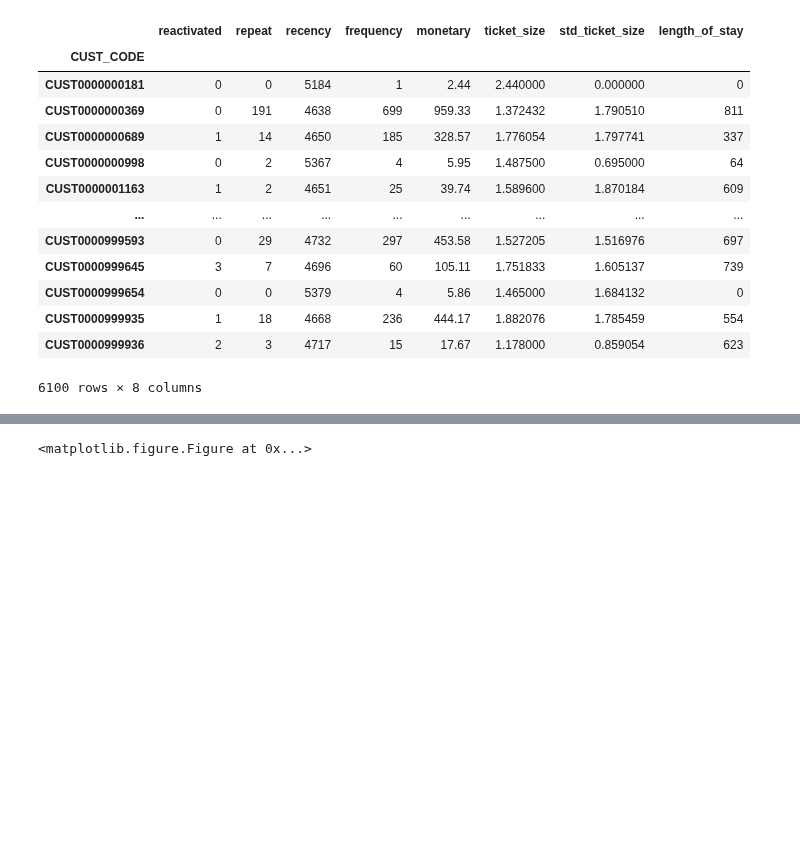
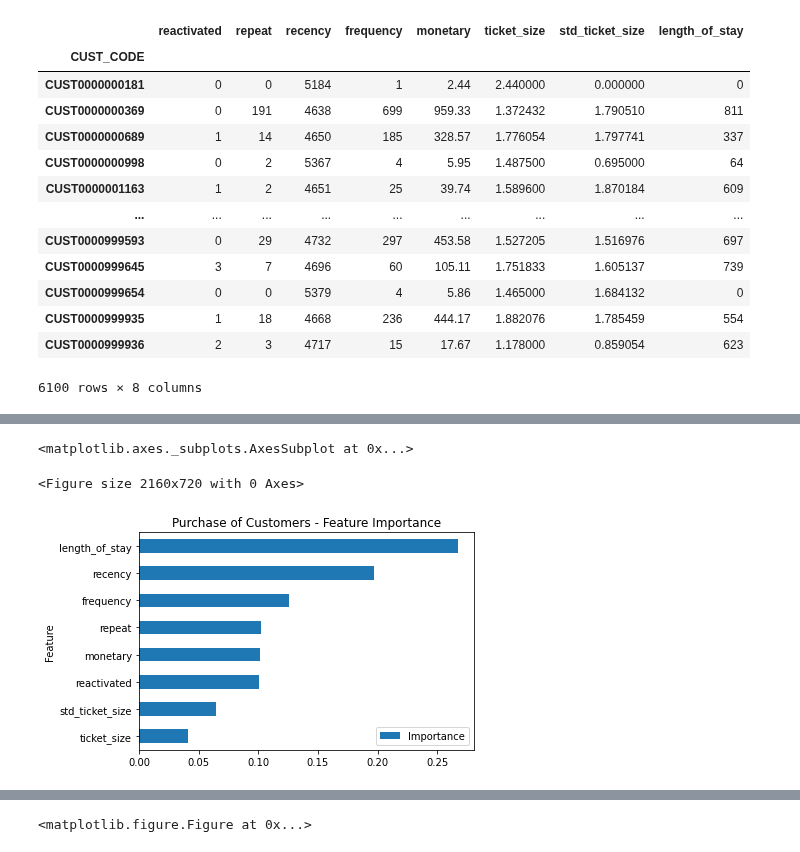
Before and after one commit to PisutSukpool/CRM-Analytics, a Jupyter notebook: Homework 06/Clustering.ipynb, the cells around one changed output, grey strips where cells are left out. Saved outputs shown, nothing was run; the diff lists cells and outputs as text; code cells hidden in the pictures; blank space fills up the shorter version.

```diff
--- a/Homework 06/Clustering.ipynb
+++ b/Homework 06/Clustering.ipynb
@@ -170 +194,12 @@ df['cluster'] = cluster.fit_predict(df_std)
+# %%
+X=df_sgv2.iloc[:,1:-1]
+y=df_sgv2.iloc[:,-1]
+clf=RandomForestClassifier(criterion='entropy').fit(X,y)
+plt.figure(figsize=(30,10))
+df_sgv2_importance = pd.DataFrame({'Feature':X.columns,'Importance':clf.feature_importances_}).set_index('Feature')
+df_sgv2_importance.sort_values('Importance').plot.barh(title='Purchase of Customers - Feature Importance')
+# %% [output]
+<matplotlib.axes._subplots.AxesSubplot at 0x...>
+<Figure size 2160x720 with 0 Axes>
+[figure, added]
 # %%
```
Also changed, not shown: parts of 17 cells of this notebook.
